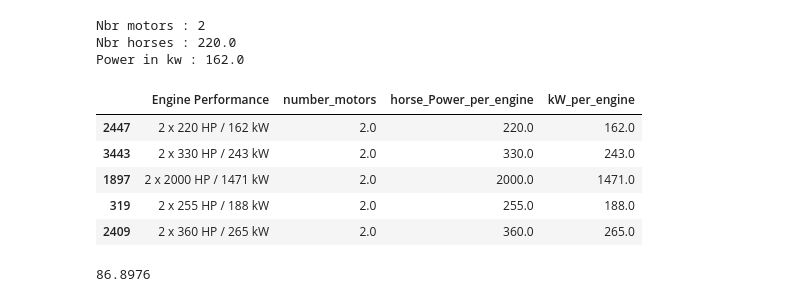
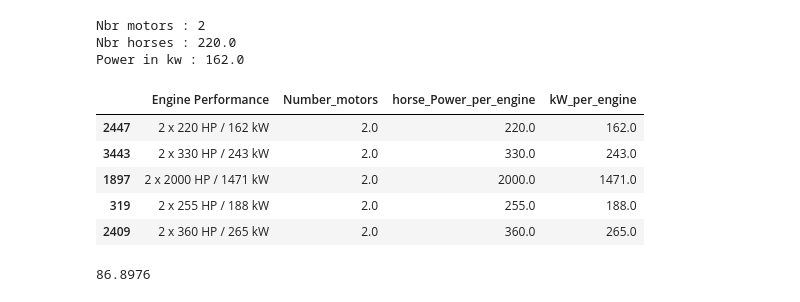
Before and after one commit to guillaumeovf/CarLoanDefault, a Jupyter notebook: Boat_Price.ipynb, the cells around one changed output. Cells and saved outputs as stored; diff of their text form; code cells hidden in the pictures.

```diff
--- a/Boat_Price.ipynb
+++ b/Boat_Price.ipynb
@@ -921,17 +923,17 @@ Nbr horses : 220.0
 Power in kw : 162.0
 # %%
 # Extract number of motors
-train["number_motors"] = train['Engine Performance'].apply(lambda x : find_nb_motors(x) if str(x) != 'nan' else x)
+train["Number_motors"] = train['Engine Performance'].apply(lambda x : find_nb_motors(x) if str(x) != 'nan' else x)
 
 # Extract number of horses per motor
 train["horse_Power_per_engine"] = train['Engine Performance'].apply(lambda x : find_between(x, 'x', 'HP') if str(x) != 'nan' else x)
 
 # Extract power in kW per motor
 train["kW_per_engine"] = train['Engine Performance'].apply(lambda x : find_between(x, '/', 'kW') if str(x) != 'nan' else x)
 
-train[['Engine Performance', "number_motors", "horse_Power_per_engine", "kW_per_engine"]].head()
+train[['Engine Performance', "Number_motors", "horse_Power_per_engine", "kW_per_engine"]].head()
 # %% [output]
-|  | Engine Performance | number_motors | horse_Power_per_engine | kW_per_engine |
+|  | Engine Performance | Number_motors | horse_Power_per_engine | kW_per_engine |
 | 2447 | 2 x 220 HP / 162 kW | 2.0 | 220.0 | 162.0 |
 | 3443 | 2 x 330 HP / 243 kW | 2.0 | 330.0 | 243.0 |
 | 1897 | 2 x 2000 HP / 1471 kW | 2.0 | 2000.0 | 1471.0 |
```
Also changed, not shown: parts of 11 cells of this notebook.
